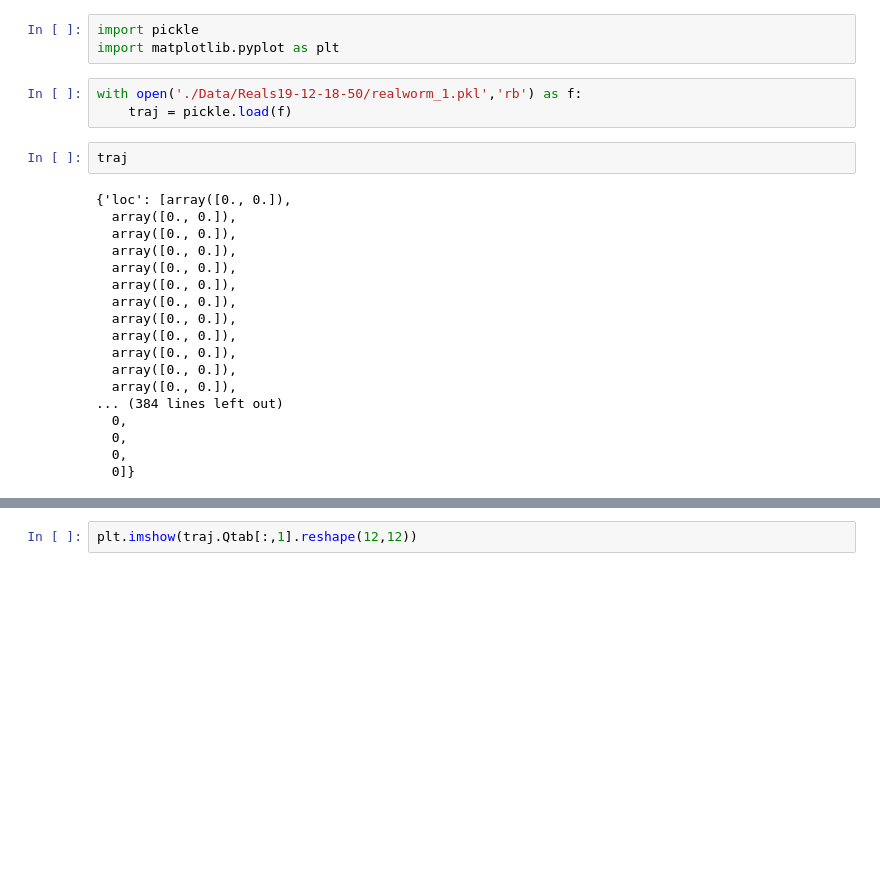
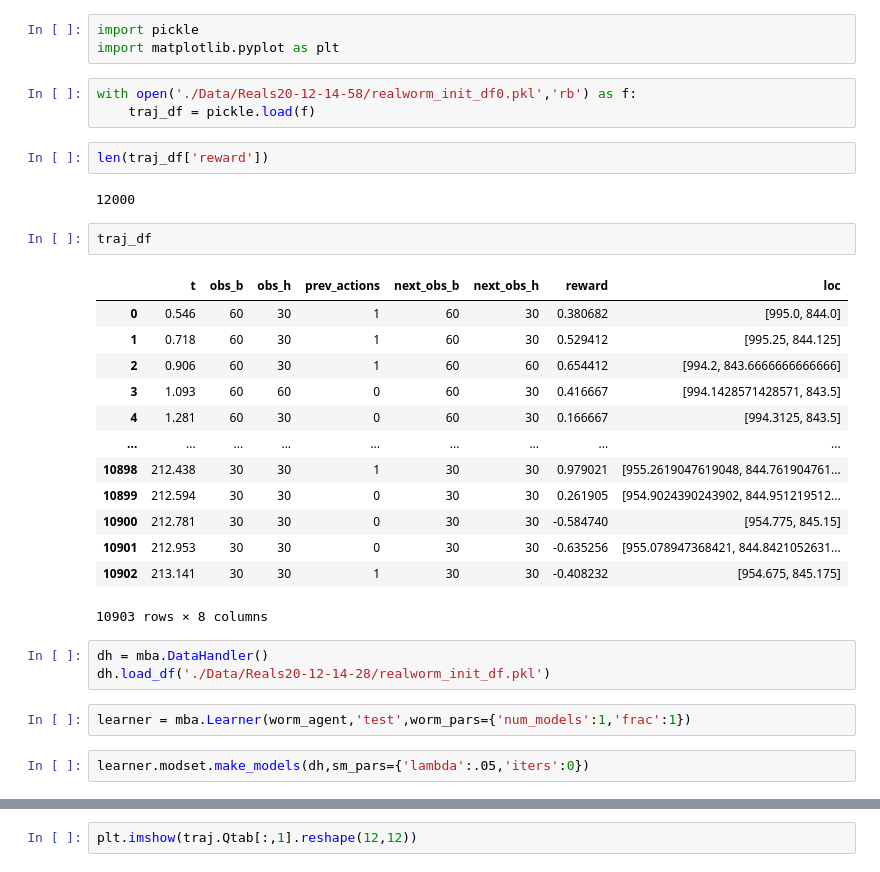
Before and after one commit to ccli3896/RLWorms, a Jupyter notebook: 12_19_realworms/RunThings.ipynb, the cells around one changed output, grey strips where cells are left out. Saved outputs shown, nothing was run; the diff lists cells and outputs as text; blank space fills up the shorter version.

```diff
--- a/12_19_realworms/Untitled.ipynb
+++ b/12_19_realworms/RunThings.ipynb
@@ -207,25 +144,32 @@ Exception: Runner failed
 import pickle
 import matplotlib.pyplot as plt
 # %%
-with open('./Data/Reals19-12-18-50/realworm_1.pkl','rb') as f:
-    traj = pickle.load(f)
+with open('./Data/Reals20-12-14-58/realworm_init_df0.pkl','rb') as f:
+    traj_df = pickle.load(f)
-# %%
-traj
-# %% [output]
-{'loc': [array([0., 0.]),
-  array([0., 0.]),
-  array([0., 0.]),
-  array([0., 0.]),
-  array([0., 0.]),
-  array([0., 0.]),
-  array([0., 0.]),
-  array([0., 0.]),
-  array([0., 0.]),
-  array([0., 0.]),
-  array([0., 0.]),
-  array([0., 0.]),
-... (384 lines left out)
-  0,
-  0,
-  0,
-  0]}
+# %%
+len(traj_df['reward'])
+# %% [output]
+12000
+# %%
+traj_df
+# %% [output]
+|  | t | obs_b | obs_h | prev_actions | next_obs_b | next_obs_h | reward | loc |
+| 0 | 0.546 | 60 | 30 | 1 | 60 | 30 | 0.380682 | [995.0, 844.0] |
+| 1 | 0.718 | 60 | 30 | 1 | 60 | 30 | 0.529412 | [995.25, 844.125] |
+| 2 | 0.906 | 60 | 30 | 1 | 60 | 60 | 0.654412 | [994.2, 843.6666666666666] |
+| 3 | 1.093 | 60 | 60 | 0 | 60 | 30 | 0.416667 | [994.1428571428571, 843.5] |
+| 4 | 1.281 | 60 | 30 | 0 | 60 | 30 | 0.166667 | [994.3125, 843.5] |
+| ... | ... | ... | ... | ... | ... | ... | ... | ... |
+| 10898 | 212.438 | 30 | 30 | 1 | 30 | 30 | 0.979021 | [955.2619047619048, 844.761904761... |
+| 10899 | 212.594 | 30 | 30 | 0 | 30 | 30 | 0.261905 | [954.9024390243902, 844.951219512... |
+| 10900 | 212.781 | 30 | 30 | 0 | 30 | 30 | -0.584740 | [954.775, 845.15] |
+| 10901 | 212.953 | 30 | 30 | 0 | 30 | 30 | -0.635256 | [955.078947368421, 844.8421052631... |
+| 10902 | 213.141 | 30 | 30 | 1 | 30 | 30 | -0.408232 | [954.675, 845.175] |
+10903 rows × 8 columns
+# %%
+dh = mba.DataHandler()
+dh.load_df('./Data/Reals20-12-14-28/realworm_init_df.pkl')
+# %%
+learner = mba.Learner(worm_agent,'test',worm_pars={'num_models':1,'frac':1})
+# %%
+learner.modset.make_models(dh,sm_pars={'lambda':.05,'iters':0})
```
Also changed, not shown: parts of 7 cells of this notebook, 21 other files.
